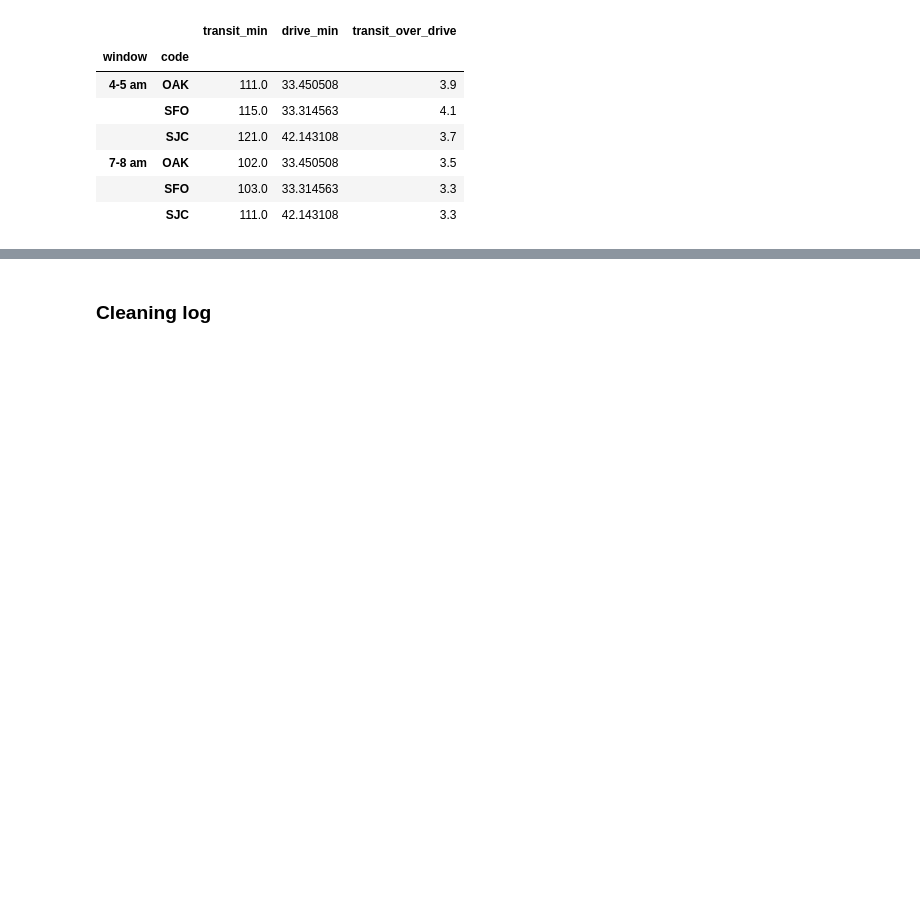
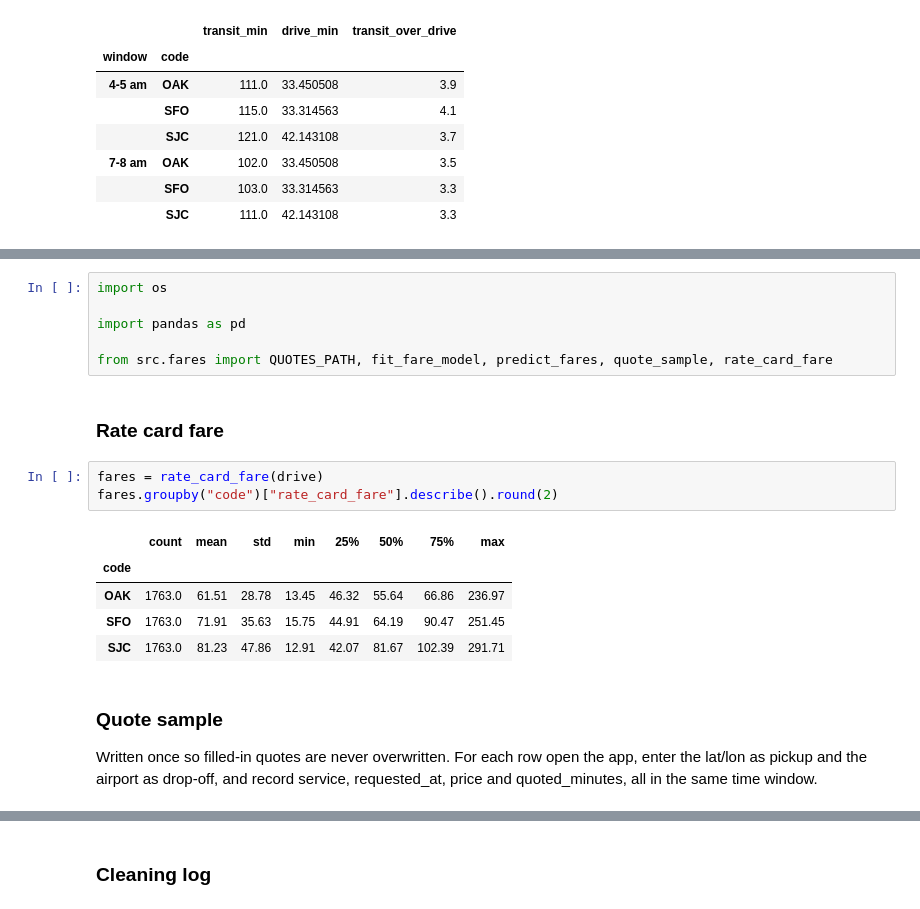
Before and after one commit to aditchintamaneni/AirportTransitFeasibility, a Jupyter notebook: data_processing.ipynb, the cells around one changed output, grey strips where cells are left out. Cells and saved outputs as stored; diff of their text form; blank space fills up the shorter version.

Commit message:
merge Matt's fare work into our data processing pipeline, finalize figures for midterm submission

```diff
--- a/data_processing.ipynb
+++ b/data_processing.ipynb
@@ -186,0 +202,20 @@ compare.groupby(["window", "code"])[["transit_min", "drive_min", "transit_over_d
+# %%
+import os
+
+import pandas as pd
+
+from src.fares import QUOTES_PATH, fit_fare_model, predict_fares, quote_sample, rate_card_fare
+# %% [markdown]
+### Rate card fare
+# %%
+fares = rate_card_fare(drive)
+fares.groupby("code")["rate_card_fare"].describe().round(2)
+# %% [output]
+|  | count | mean | std | min | 25% | 50% | 75% | max |
+| code |  |  |  |  |  |  |  |  |
+| OAK | 1763.0 | 61.51 | 28.78 | 13.45 | 46.32 | 55.64 | 66.86 | 236.97 |
+| SFO | 1763.0 | 71.91 | 35.63 | 15.75 | 44.91 | 64.19 | 90.47 | 251.45 |
+| SJC | 1763.0 | 81.23 | 47.86 | 12.91 | 42.07 | 81.67 | 102.39 | 291.71 |
+# %% [markdown]
+### Quote sample
+Written once so filled-in quotes are never overwritten. For each row open the app, enter the lat/lon as pickup and the airport as drop-off, and record service, requested_at, price and quoted_minutes, all in the same time window.
```
Also changed, not shown: parts of 5 cells of this notebook, 22 other files.
